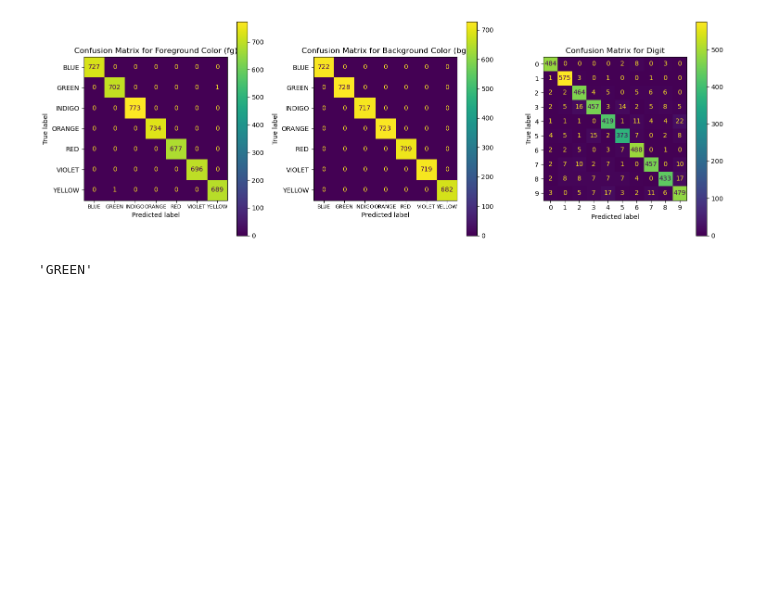
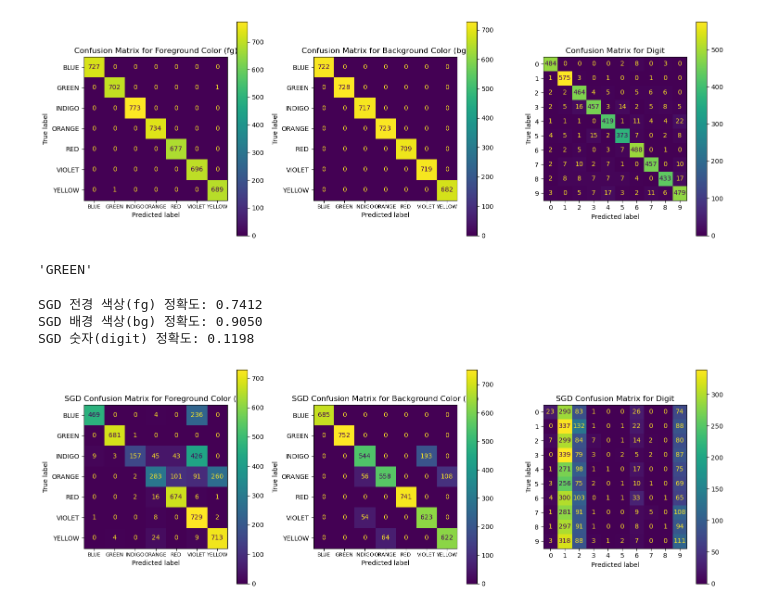
Before and after one commit to JinYeong-Jang/ML, a Jupyter notebook: Background-Colored MNIST_LSH.ipynb, the cells around one changed output. Saved outputs shown, nothing was run; the diff lists cells and outputs as text; code cells hidden in the pictures; blank space fills up the shorter version.

```diff
--- a/Background-Colored MNIST_LSH.ipynb
+++ b/Background-Colored MNIST_LSH.ipynb
@@ -640,3 +640,67 @@ plt.show()
 y_val_fg_pred[1]
 # %% [output]
 'GREEN'
+# %%
+from sklearn.linear_model import SGDClassifier
+from sklearn.naive_bayes import GaussianNB
+from sklearn.metrics import accuracy_score, confusion_matrix, ConfusionMatrixDisplay
+import matplotlib.pyplot as plt
+import numpy as np
+
+# SGDClassifier 모델 정의
+sgd_model_fg = SGDClassifier(random_state=42)
+sgd_model_bg = SGDClassifier(random_state=42)
+sgd_model_digit = SGDClassifier(random_state=42)
+
+# SGD 모델 학습
+sgd_model_fg.fit(X_train_split, y_train_fg_split)
+sgd_model_bg.fit(X_train_split, y_train_bg_split)
+sgd_model_digit.fit(X_train_split, y_train_digit_split)
+
+# SGD 예측
+y_val_fg_pred_sgd = sgd_model_fg.predict(X_val_split)
+y_val_bg_pred_sgd = sgd_model_bg.predict(X_val_split)
+y_val_digit_pred_sgd = sgd_model_digit.predict(X_val_split)
+
+# SGD 정확도 평가
+accuracy_fg_sgd = accuracy_score(y_val_fg_split, y_val_fg_pred_sgd)
+accuracy_bg_sgd = accuracy_score(y_val_bg_split, y_val_bg_pred_sgd)
+accuracy_digit_sgd = accuracy_score(y_val_digit_split, y_val_digit_pred_sgd)
+
+print(f"SGD 전경 색상(fg) 정확도: {accuracy_fg_sgd:.4f}")
+print(f"SGD 배경 색상(bg) 정확도: {accuracy_bg_sgd:.4f}")
+print(f"SGD 숫자(digit) 정확도: {accuracy_digit_sgd:.4f}")
+
+# Confusion Matrix 생성
+confusion_matrix_fg_sgd = confusion_matrix(y_val_fg_split, y_val_fg_pred_sgd)
+confusion_matrix_bg_sgd = confusion_matrix(y_val_bg_split, y_val_bg_pred_sgd)
+confusion_matrix_digit_sgd = confusion_matrix(y_val_digit_split, y_val_digit_pred_sgd)
+
+# 시각화
+fig, axes = plt.subplots(1, 3, figsize=(15, 5))
+
+# 전경 색상(fg)
+cmd_fg_sgd = ConfusionMatrixDisplay(confusion_matrix=confusion_matrix_fg_sgd, display_labels=np.unique(y_val_fg_split))
+cmd_fg_sgd.plot(ax=axes[0])
+axes[0].set_title('SGD Confusion Matrix for Foreground Color (fg)')
+axes[0].set_xticklabels(axes[0].get_xticklabels(), fontsize=8)
+
+# 배경 색상(bg)
+cmd_bg_sgd = ConfusionMatrixDisplay(confusion_matrix=confusion_matrix_bg_sgd, display_labels=np.unique(y_val_bg_split))
+cmd_bg_sgd.plot(ax=axes[1])
+axes[1].set_title('SGD Confusion Matrix for Background Color (bg)')
+axes[1].set_xticklabels(axes[1].get_xticklabels(), fontsize=8)
+
+# 숫자(digit)
+cmd_digit_sgd = ConfusionMatrixDisplay(confusion_matrix=confusion_matrix_digit_sgd, display_labels=np.unique(y_val_digit_split))
+cmd_digit_sgd.plot(ax=axes[2])
+axes[2].set_title('SGD Confusion Matrix for Digit')
+
+# 레이아웃 정리
+plt.tight_layout()
+plt.show()
+# %% [output]
+SGD 전경 색상(fg) 정확도: 0.7412
+SGD 배경 색상(bg) 정확도: 0.9050
+SGD 숫자(digit) 정확도: 0.1198
+[figure, added]
```
Also changed, not shown: parts of 6 cells of this notebook.
